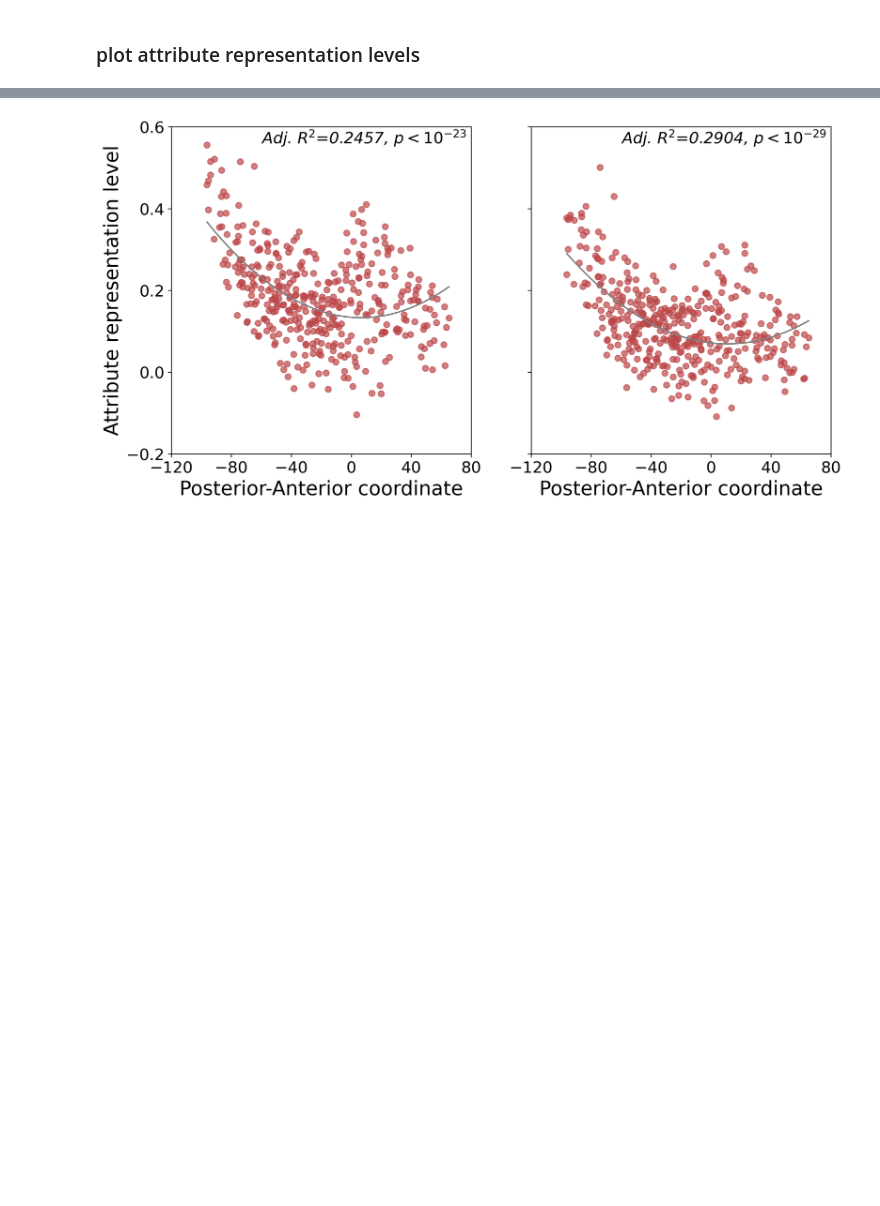
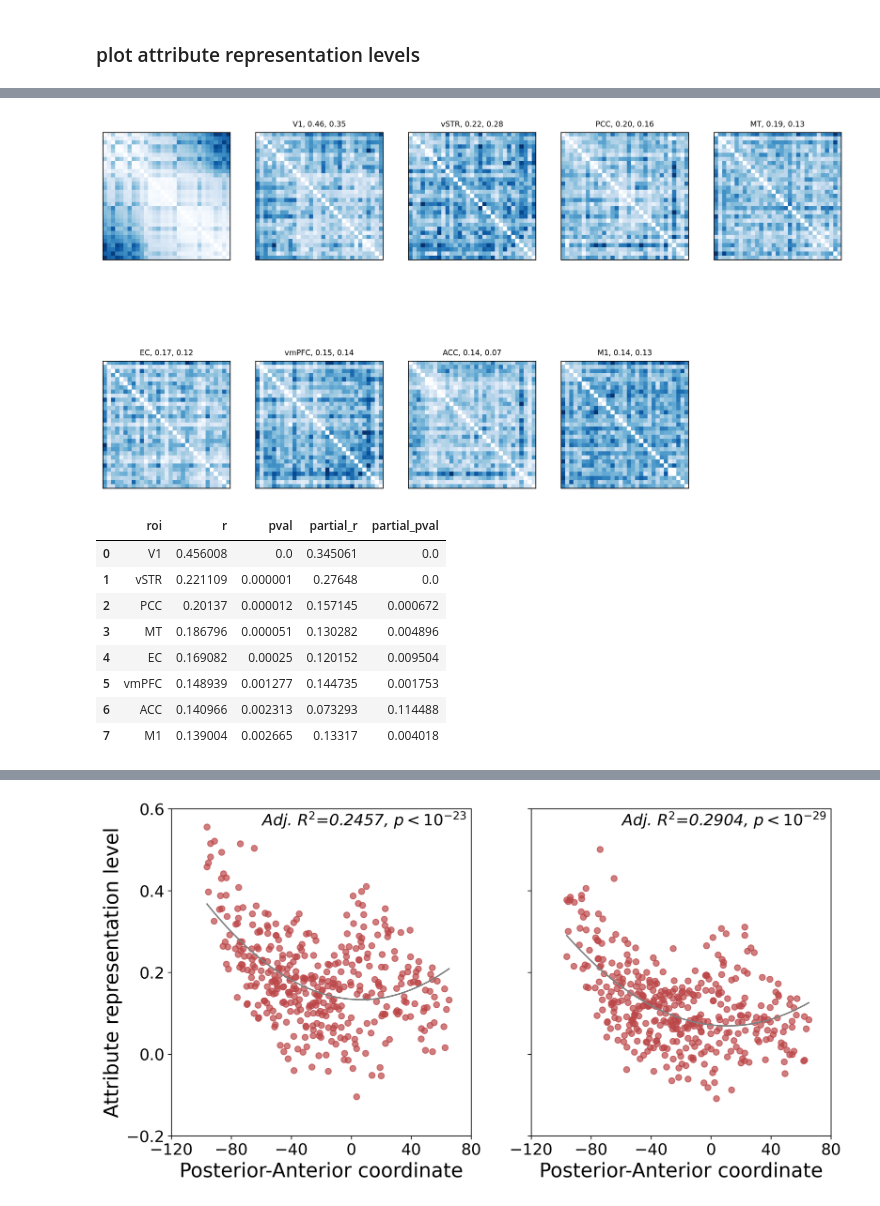
Before and after one commit to asafmm/neuro_decoy_effect, a Jupyter notebook: code/mri/fig3_attribute_representation_levels.ipynb, the cells around one changed output, grey strips where cells are left out. Cells and saved outputs as stored; diff of their text form; code cells hidden in the pictures; blank space fills up the shorter version.

Commit message:
change figure structure

```diff
--- a/code/mri/fig3_attribute_representation_levels.ipynb
+++ b/code/mri/fig3_attribute_representation_levels.ipynb
@@ -131,0 +130,13 @@ axs[i+2].remove()
+# %%
+plot_rdms_with_attribute_level(first_subjects_roi_rdms)
+# %% [output]
+[figure, added]
+|  | roi | r | pval | partial_r | partial_pval |
+| 0 | V1 | 0.456008 | 0.0 | 0.345061 | 0.0 |
+| 1 | vSTR | 0.221109 | 0.000001 | 0.27648 | 0.0 |
+| 2 | PCC | 0.20137 | 0.000012 | 0.157145 | 0.000672 |
+| 3 | MT | 0.186796 | 0.000051 | 0.130282 | 0.004896 |
+| 4 | EC | 0.169082 | 0.00025 | 0.120152 | 0.009504 |
+| 5 | vmPFC | 0.148939 | 0.001277 | 0.144735 | 0.001753 |
+| 6 | ACC | 0.140966 | 0.002313 | 0.073293 | 0.114488 |
+| 7 | M1 | 0.139004 | 0.002665 | 0.13317 | 0.004018 |
```
Also changed, not shown: parts of 2 cells of this notebook.
